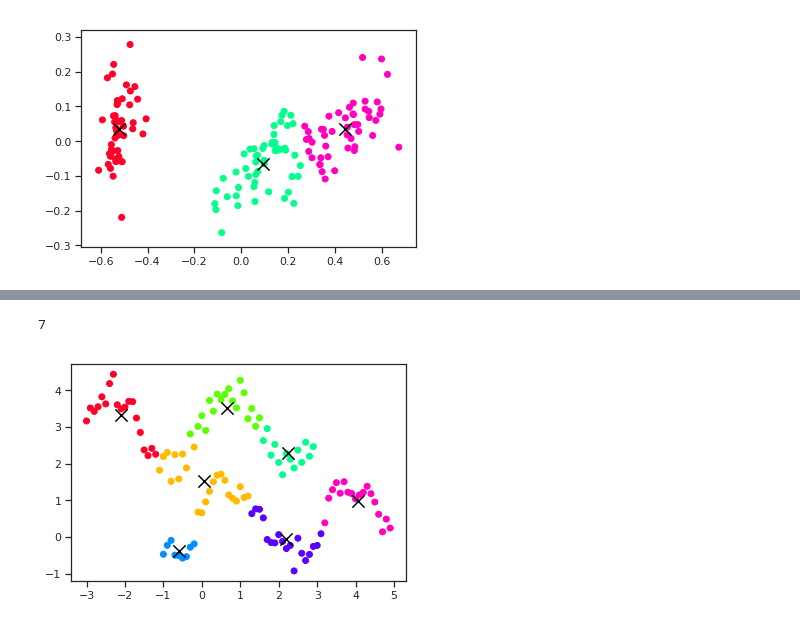
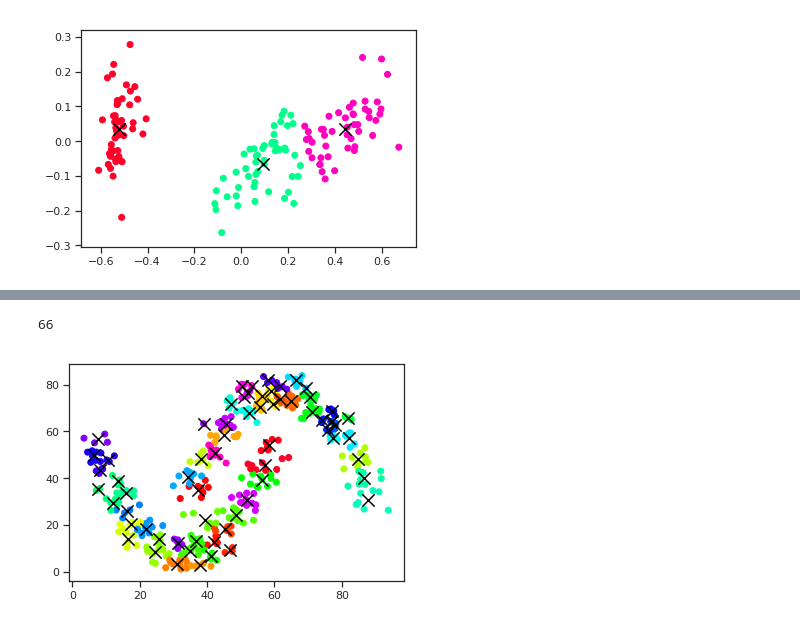
Before and after one commit to GrayJack/Bisect-K-Means, a Jupyter notebook: src/K-means-trettel.ipynb, the cells around one changed output, grey strips where cells are left out. Drawn from its saved outputs; the diff is of its cells as text; code cells hidden in the pictures.

Commit message:
kmeans-trettel: some tests added

```diff
--- a/src/K-means-trettel.ipynb
+++ b/src/K-means-trettel.ipynb
@@ -167,5 +175,5 @@ Gráfico: K por Acurácia (adjusted_rand_score)
 # %%
-y_pred, centroids = kmeans(document, 3, euclidianDistance)
+y_pred, centroids,_ = kmeans(document, 3, euclidianDistance)
 plotter(document, centroids, y_pred)
 # %% [output]
 [figure]
@@ -205,5 +210,5 @@ a
 # %%
-def BKM(data, distance_function=euclidianDistance, min_profit=14300, MAX_K=8):
+def BKM(data, distance_function=euclidianDistance, min_profit=0.01, MAX_K=8):
 
     C = [data]
     K = 1
@@ -227,7 +232,7 @@ def BKM(data, distance_function=euclidianDistance, min_profit=14300, MAX_K=8):
 
         gain = (old_sse - new_sse)
 
-        if K >= MAX_K :#or gain < min_profit:
+        if K >= MAX_K or gain < min_profit:
             break
 
     final_centroids = [getCentroid(np.array(group)).tolist() for group in C]
@@ -279,0 +258,17 @@ plotter3(X,centroids,labels)
+# %%
+fx1 = lambda x: 4*x   +(1.2*rd.random()) *8
+fx2 = lambda x: 4*x   +29+(1.2*rd.random()) *8
+
+fy1 = lambda y: ((y-7) **2) + 15*rd.random()
+fy2 = lambda y: ((-(((y-7)) **2))) + 70 + 15*rd.random()
+label = []
+
+alcance = np.arange(0, 14.0, 0.07)
+
+X  = [(fx1(i),fy1(i)) for i in alcance]
+label += [1]*len(X)
+
+X += [(fx2(i),fy2(i)) for i in alcance]
+label += [2]*len(alcance)
+
+plotter3(X, label)
@@ -279,0 +277,11 @@ plotter3(X,centroids,labels)
+# %%
+groups2,centroids = BKM(X, MAX_K=10000, min_profit=4)
+
+labels = []
+X = []
+for i,group in enumerate(groups2):
+    X.extend(group)
+    labels.extend([i] * len(group))
+
+print(len(centroids))
+plotter3(X,labels, ks=centroids)
@@ -280,7 +291,7 @@ plotter3(X,centroids,labels)
 # %%
-y_pred, centroids,_ = kmeans(S, 7, euclidianDistance)
+y_pred, centroids, _ = kmeans(X, 66, euclidianDistance)
 print(len(centroids))
-plotter3(S, centroids, y_pred)
+plotter3(X, y_pred, ks=centroids)
 # %% [output]
-7
+66
-[figure, old version]
+[figure, new version]
```
Also changed, not shown: parts of 10 cells of this notebook.
